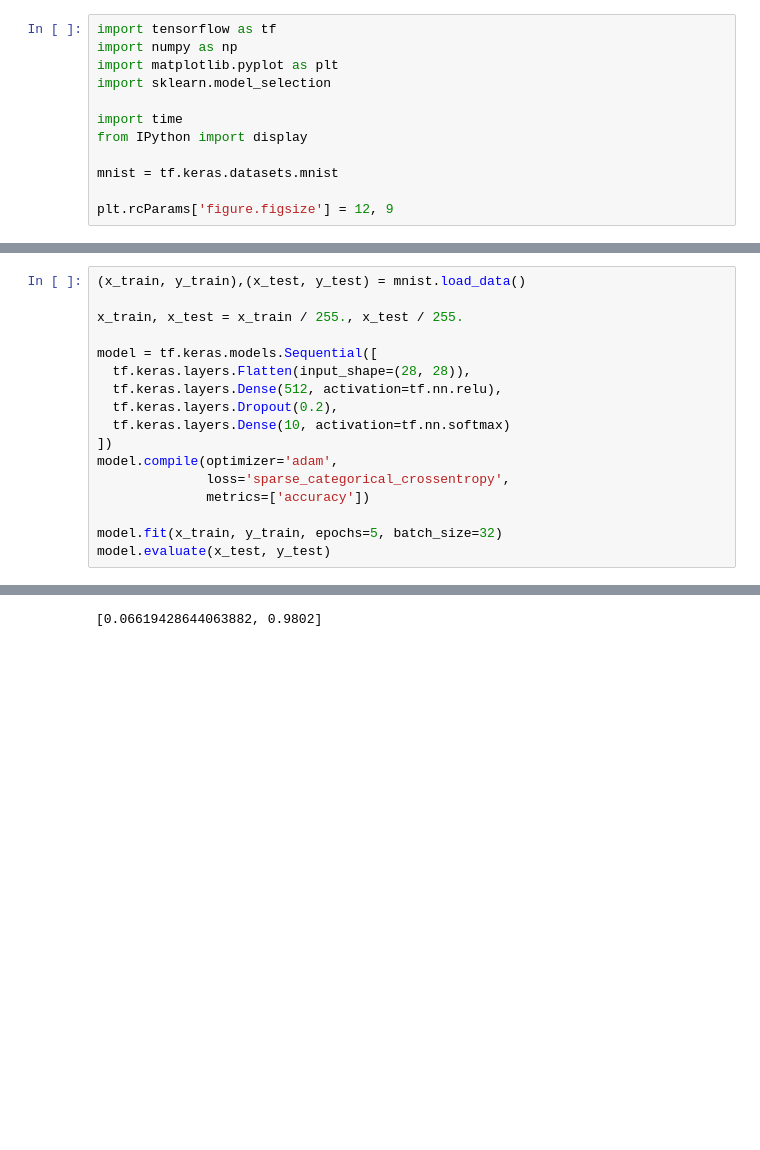
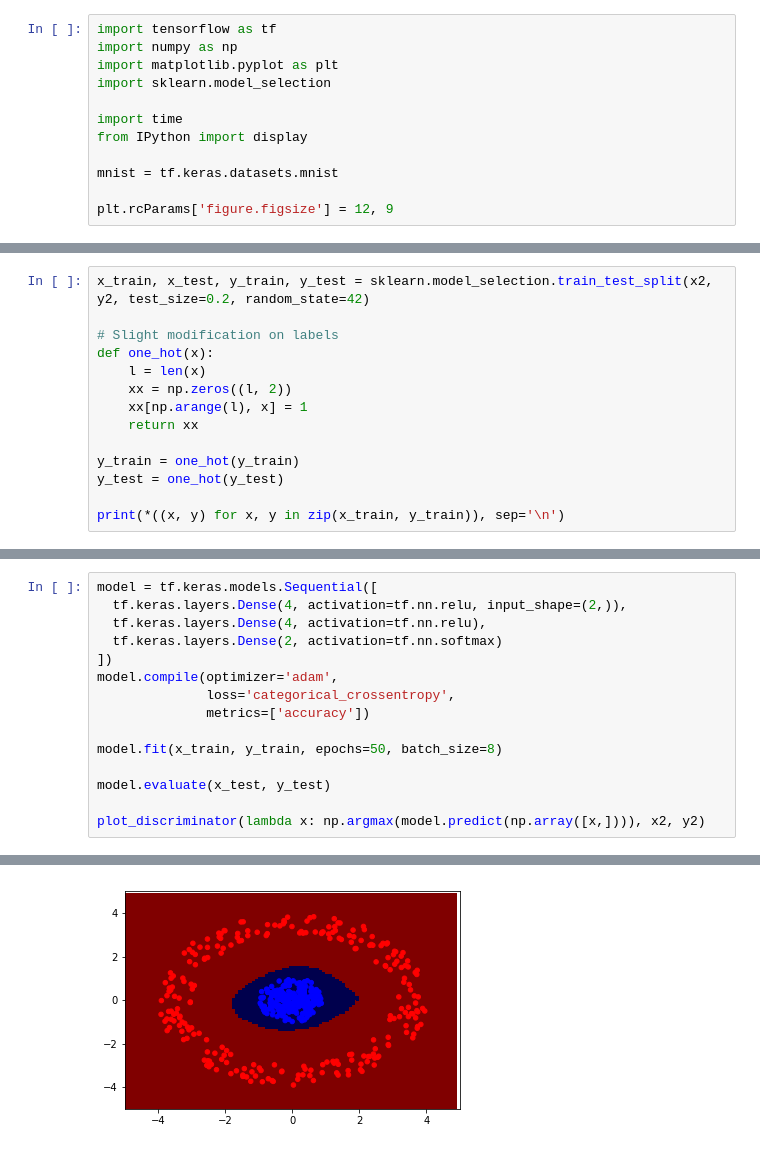
Before and after one commit to pLOPeGG/Machine-Learning-Course, a Jupyter notebook: Classification.ipynb, the cells around one changed output, grey strips where cells are left out. Cells and saved outputs as stored; diff of their text form; blank space fills up the shorter version.

```diff
--- a/Classification.ipynb
+++ b/Classification.ipynb
@@ -159,0 +228,14 @@ Epoch 1, accuracy=0.9575
+# %%
+x_train, x_test, y_train, y_test = sklearn.model_selection.train_test_split(x2, y2, test_size=0.2, random_state=42)
+
+# Slight modification on labels
+def one_hot(x):
+    l = len(x)
+    xx = np.zeros((l, 2))
+    xx[np.arange(l), x] = 1
+    return xx
+
+y_train = one_hot(y_train)
+y_test = one_hot(y_test)
+
+print(*((x, y) for x, y in zip(x_train, y_train)), sep='\n')
@@ -160,18 +260,16 @@ Epoch 1, accuracy=0.9575
 # %%
-(x_train, y_train),(x_test, y_test) = mnist.load_data()
-
-x_train, x_test = x_train / 255., x_test / 255.
-
 model = tf.keras.models.Sequential([
-  tf.keras.layers.Flatten(input_shape=(28, 28)),
-  tf.keras.layers.Dense(512, activation=tf.nn.relu),
-  tf.keras.layers.Dropout(0.2),
-  tf.keras.layers.Dense(10, activation=tf.nn.softmax)
+  tf.keras.layers.Dense(4, activation=tf.nn.relu, input_shape=(2,)),
+  tf.keras.layers.Dense(4, activation=tf.nn.relu),
+  tf.keras.layers.Dense(2, activation=tf.nn.softmax)
 ])
 model.compile(optimizer='adam',
-              loss='sparse_categorical_crossentropy',
+              loss='categorical_crossentropy',
               metrics=['accuracy'])
 
-model.fit(x_train, y_train, epochs=5, batch_size=32)
+model.fit(x_train, y_train, epochs=50, batch_size=8)
+
 model.evaluate(x_test, y_test)
+
+plot_discriminator(lambda x: np.argmax(model.predict(np.array([x,]))), x2, y2)
 # %% [output]
@@ -189 +276 @@ Epoch 5/5
-[0.06619428644063882, 0.9802]
+[figure, added]
```
Also changed, not shown: parts of 12 cells of this notebook.
